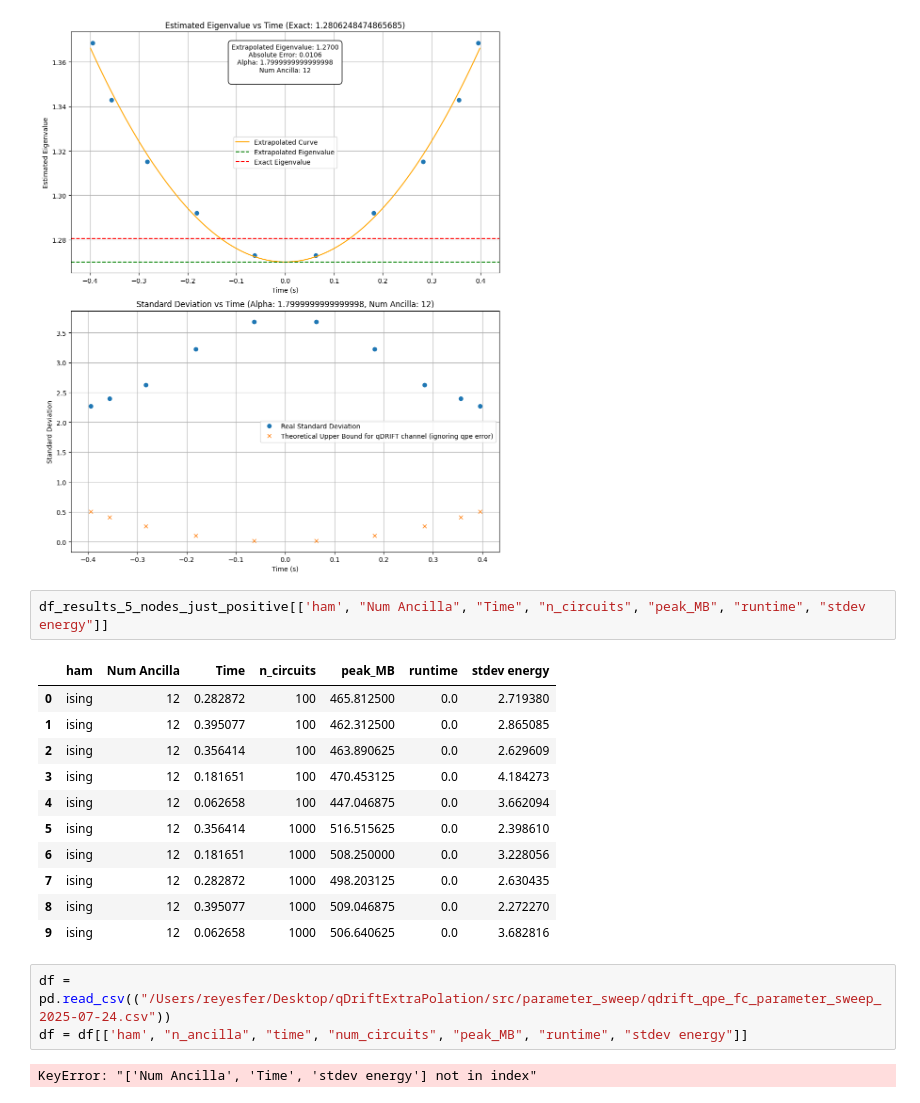
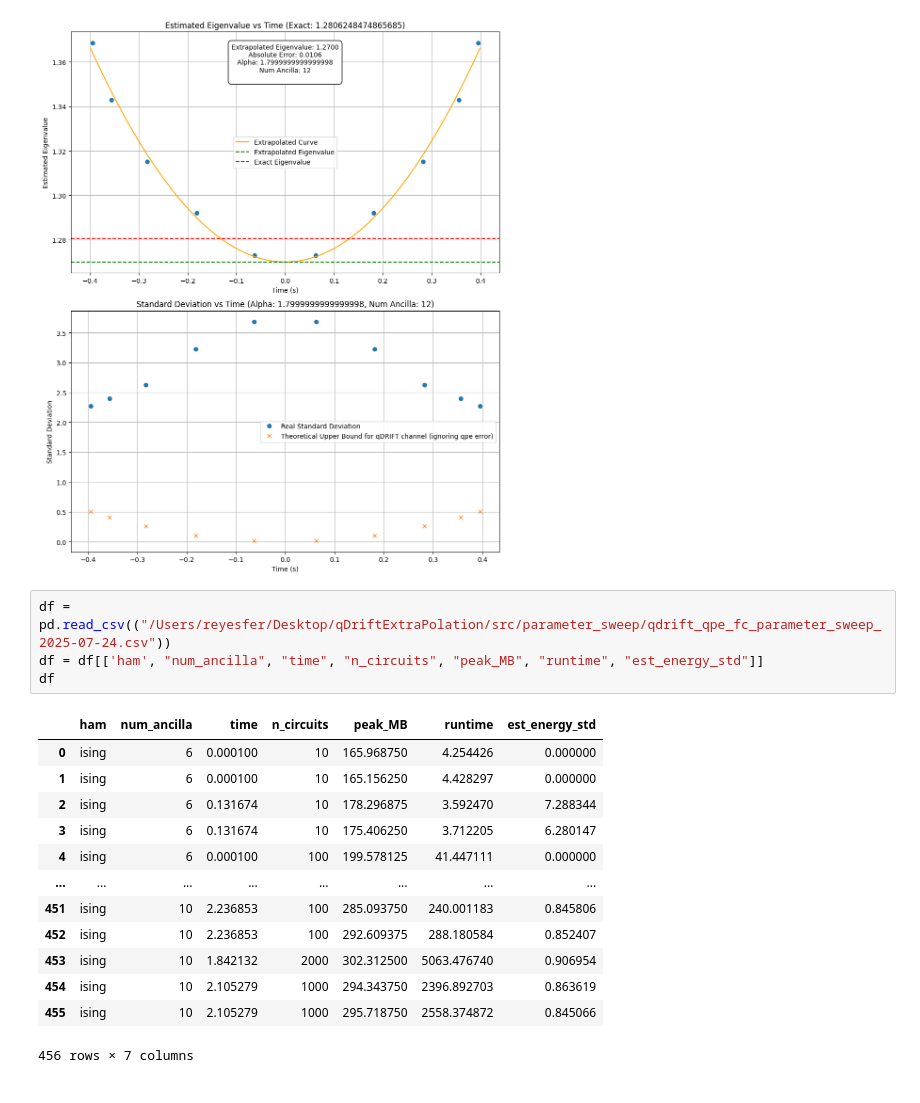
Before and after one commit to Rick0317/qDriftExtraPolation, a Jupyter notebook: src/extrapolation.ipynb, the cells around one changed output. Cells and saved outputs as stored; diff of their text form.

```diff
--- a/src/extrapolation.ipynb
+++ b/src/extrapolation.ipynb
@@ -158,22 +158,21 @@ Y-intercept at x = 0: 1.2699983375997463
 Correct eigenvalue: 1.2806248474865685
 Error ratio: 0.00829791012385739
 [figure]
-# %%
-df_results_5_nodes_just_positive[['ham', "Num Ancilla", "Time", "n_circuits", "peak_MB", "runtime", "stdev energy"]]
-# %% [output]
-|  | ham | Num Ancilla | Time | n_circuits | peak_MB | runtime | stdev energy |
-| 0 | ising | 12 | 0.282872 | 100 | 465.812500 | 0.0 | 2.719380 |
-| 1 | ising | 12 | 0.395077 | 100 | 462.312500 | 0.0 | 2.865085 |
-| 2 | ising | 12 | 0.356414 | 100 | 463.890625 | 0.0 | 2.629609 |
-| 3 | ising | 12 | 0.181651 | 100 | 470.453125 | 0.0 | 4.184273 |
-| 4 | ising | 12 | 0.062658 | 100 | 447.046875 | 0.0 | 3.662094 |
-| 5 | ising | 12 | 0.356414 | 1000 | 516.515625 | 0.0 | 2.398610 |
-| 6 | ising | 12 | 0.181651 | 1000 | 508.250000 | 0.0 | 3.228056 |
-| 7 | ising | 12 | 0.282872 | 1000 | 498.203125 | 0.0 | 2.630435 |
-| 8 | ising | 12 | 0.395077 | 1000 | 509.046875 | 0.0 | 2.272270 |
-| 9 | ising | 12 | 0.062658 | 1000 | 506.640625 | 0.0 | 3.682816 |
 # %%
 df = pd.read_csv(("/Users/reyesfer/Desktop/qDriftExtraPolation/src/parameter_sweep/qdrift_qpe_fc_parameter_sweep_2025-07-24.csv"))
-df = df[['ham', "n_ancilla", "time", "num_circuits", "peak_MB", "runtime", "stdev energy"]]
+df = df[['ham', "num_ancilla", "time", "n_circuits", "peak_MB", "runtime", "est_energy_std"]]
+df
 # %% [output]
+|  | ham | num_ancilla | time | n_circuits | peak_MB | runtime | est_energy_std |
+| 0 | ising | 6 | 0.000100 | 10 | 165.968750 | 4.254426 | 0.000000 |
+| 1 | ising | 6 | 0.000100 | 10 | 165.156250 | 4.428297 | 0.000000 |
+| 2 | ising | 6 | 0.131674 | 10 | 178.296875 | 3.592470 | 7.288344 |
+| 3 | ising | 6 | 0.131674 | 10 | 175.406250 | 3.712205 | 6.280147 |
+| 4 | ising | 6 | 0.000100 | 100 | 199.578125 | 41.447111 | 0.000000 |
+| ... | ... | ... | ... | ... | ... | ... | ... |
+| 451 | ising | 10 | 2.236853 | 100 | 285.093750 | 240.001183 | 0.845806 |
+| 452 | ising | 10 | 2.236853 | 100 | 292.609375 | 288.180584 | 0.852407 |
+| 453 | ising | 10 | 1.842132 | 2000 | 302.312500 | 5063.476740 | 0.906954 |
+| 454 | ising | 10 | 2.105279 | 1000 | 294.343750 | 2396.892703 | 0.863619 |
+| 455 | ising | 10 | 2.105279 | 1000 | 295.718750 | 2558.374872 | 0.845066 |
-KeyError: "['Num Ancilla', 'Time', 'stdev energy'] not in index"
+456 rows × 7 columns
```
Also changed, not shown: parts of 3 cells of this notebook, 20 other files.
